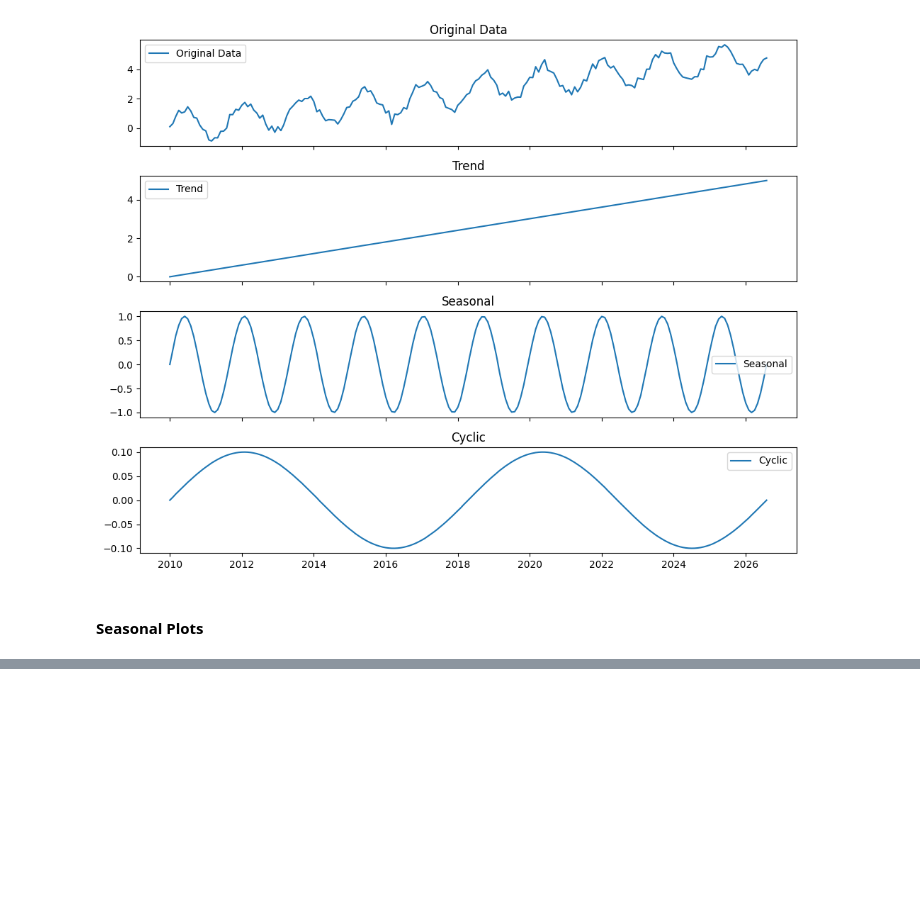
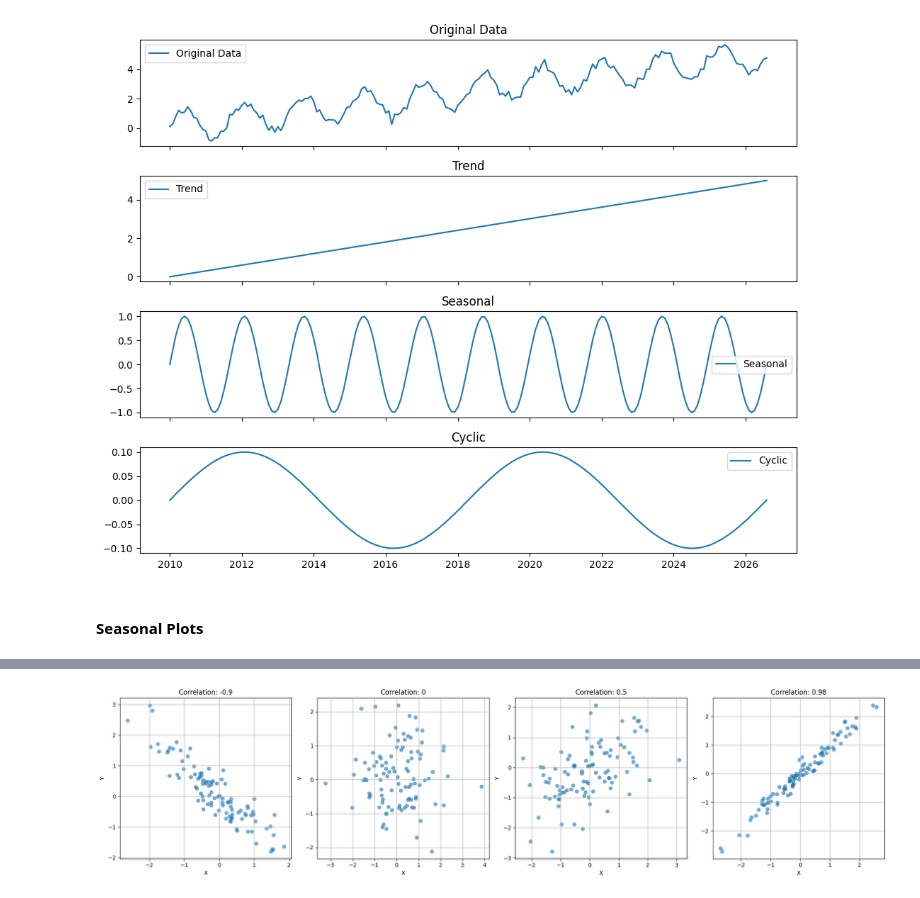
Before and after one commit to abhinandan1999/Learning, a Jupyter notebook: Time Series Forecasting/Time_Series_concept.ipynb, the cells around one changed output, grey strips where cells are left out. Saved outputs shown, nothing was run; the diff lists cells and outputs as text; code cells hidden in the pictures; blank space fills up the shorter version.

```diff
--- a/Time Series Forecasting/Time_Series_concept.ipynb
+++ b/Time Series Forecasting/Time_Series_concept.ipynb
@@ -95,0 +101,34 @@ ValueError: Mime type rendering requires nbformat>=4.2.0 but it is not installed
+# %%
+import numpy as np
+import matplotlib.pyplot as plt
+
+# Set seed for reproducibility
+np.random.seed(42)
+
+# Function to generate scatter data with a given correlation
+
+
+def generate_data(correlation, n_points=100):
+    x = np.random.normal(0, 1, n_points)
+    y = correlation * x + np.sqrt(1 - correlation**2) * np.random.normal(0, 1, n_points)
+    return x, y
+
+
+# Define correlations
+correlations = [-0.9, 0, 0.5, 0.98]
+n_points = 100
+
+# Plot scatterplots
+fig, axs = plt.subplots(1, 4, figsize=(20, 5), sharey=False)
+for i, corr in enumerate(correlations):
+    x, y = generate_data(corr, n_points)
+    axs[i].scatter(x, y, alpha=0.6)
+    axs[i].set_title(f"Correlation: {corr}")
+    axs[i].set_xlabel("X")
+    axs[i].set_ylabel("Y")
+    axs[i].grid(True)
+
+plt.tight_layout()
+plt.show()
+# %% [output]
+[figure, added]
```
Also changed, not shown: parts of 19 cells of this notebook.
